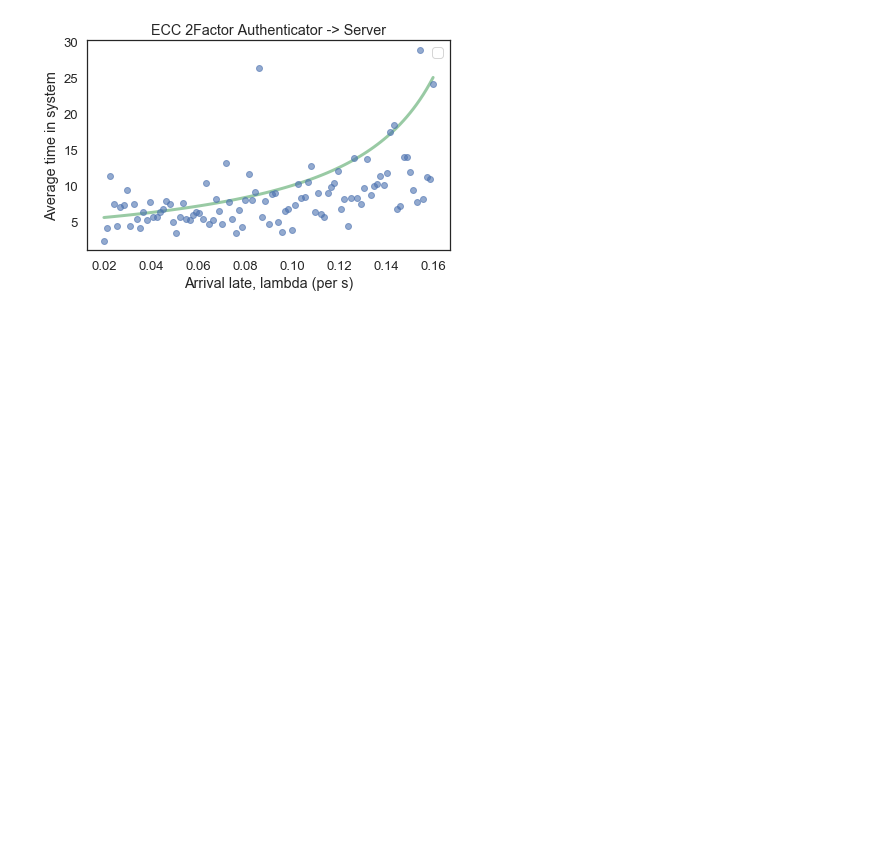
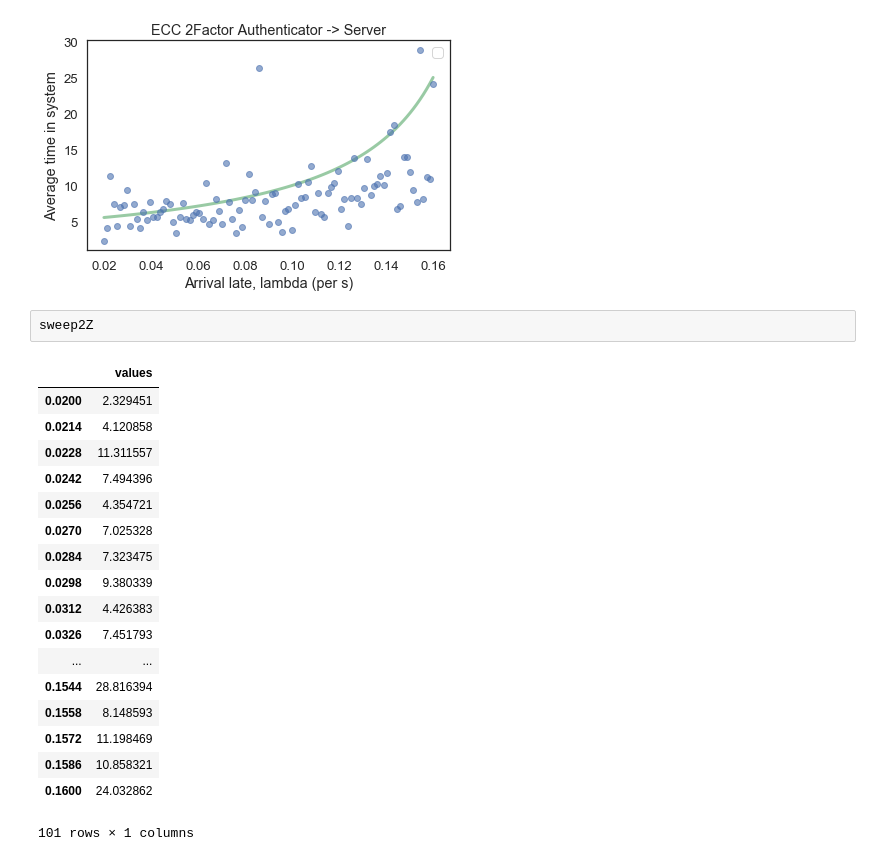
Before and after one commit to MMoserM/ModSimPy, a Jupyter notebook: code/1 - Trabalho Simulação.ipynb, the cells around one changed output. Saved outputs shown, nothing was run; the diff lists cells and outputs as text; blank space fills up the shorter version.

```diff
--- a/code/1 - Trabalho Simulação.ipynb
+++ b/code/1 - Trabalho Simulação.ipynb
@@ -369,3 +434,24 @@ decorate(xlabel='Arrival late, lambda (per s)',
          title='ECC 2Factor Authenticator -> Server')
 # %% [output]
 [figure]
+# %%
+sweep2Z
+# %% [output]
+|  | values |
+| 0.0200 | 2.329451 |
+| 0.0214 | 4.120858 |
+| 0.0228 | 11.311557 |
+| 0.0242 | 7.494396 |
+| 0.0256 | 4.354721 |
+| 0.0270 | 7.025328 |
+| 0.0284 | 7.323475 |
+| 0.0298 | 9.380339 |
+| 0.0312 | 4.426383 |
+| 0.0326 | 7.451793 |
+| ... | ... |
+| 0.1544 | 28.816394 |
+| 0.1558 | 8.148593 |
+| 0.1572 | 11.198469 |
+| 0.1586 | 10.858321 |
+| 0.1600 | 24.032862 |
+101 rows × 1 columns
```
Also changed, not shown: parts of 3 cells of this notebook.
